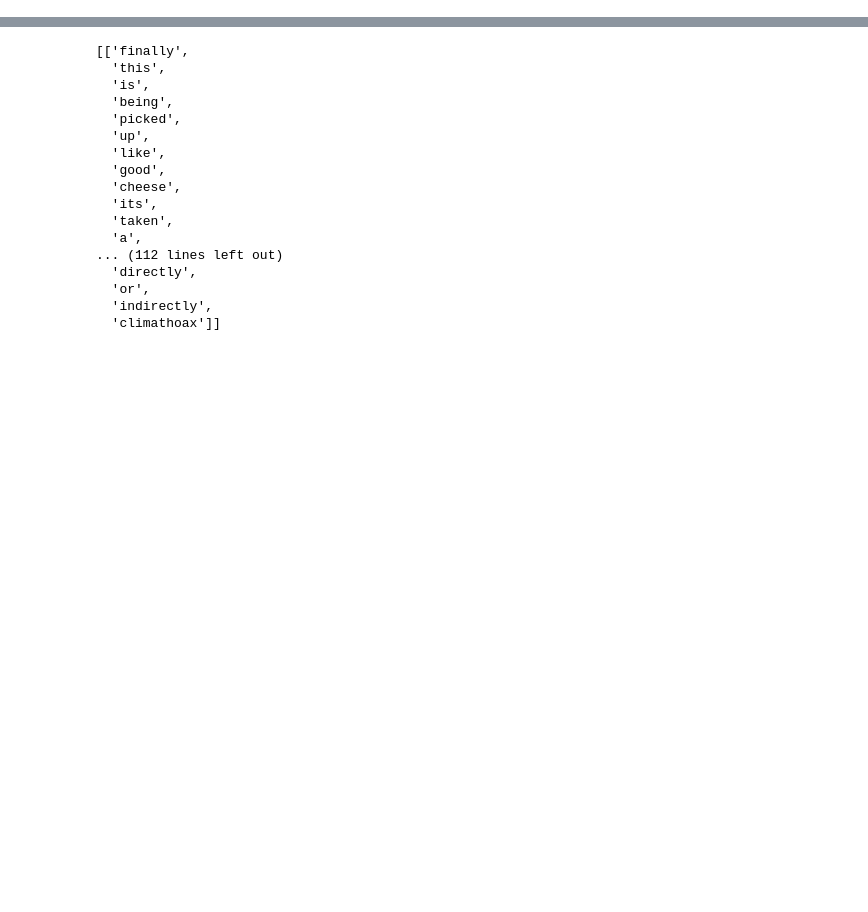
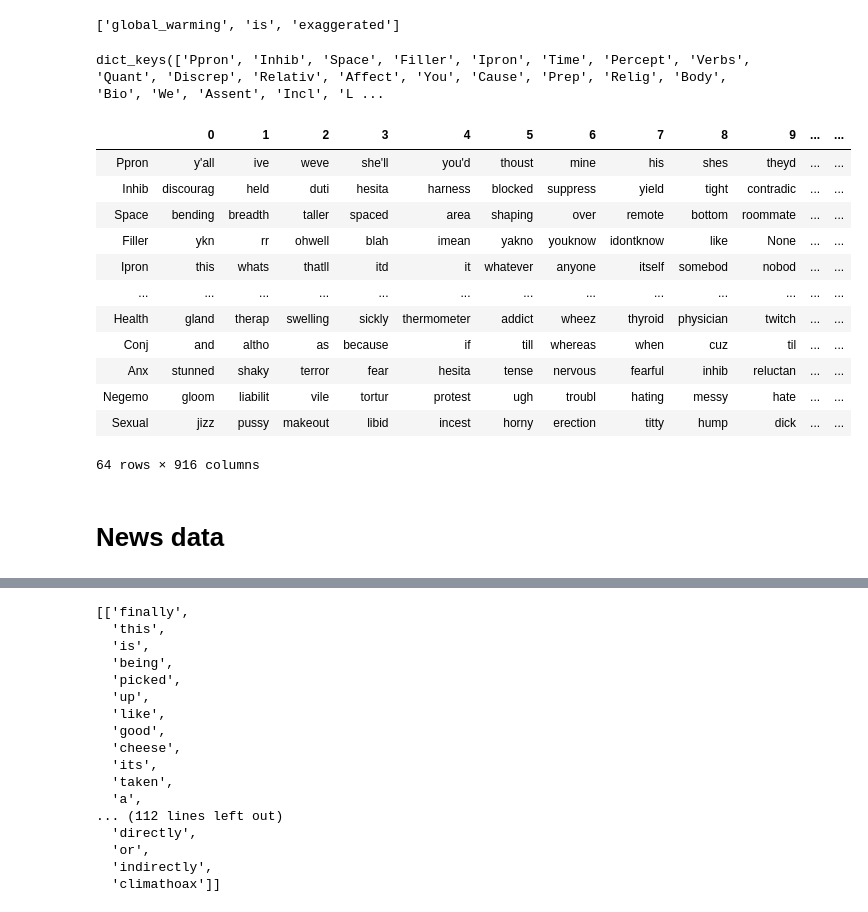
Before and after one commit to haroldw/cs229_reacclimate, a Jupyter notebook: tweet_classification/3.5_Log_odds.ipynb, the cells around one changed output, grey strips where cells are left out. Saved outputs shown, nothing was run; the diff lists cells and outputs as text; code cells hidden in the pictures; blank space fills up the shorter version.

```diff
--- a/tweet_classification/3.5_Log_odds.ipynb
+++ b/tweet_classification/3.5_Log_odds.ipynb
@@ -5,0 +42,4 @@ from collections import Counter
+# %%
+tk.tokenize('Global warming is exaggerated'.lower().split())
+# %% [output]
+['global_warming', 'is', 'exaggerated']
@@ -5,0 +53,29 @@ from collections import Counter
+# %%
+liwc_dict = {}
+with open('/Users/yiweiluo/Downloads/datasets/en_liwc.txt','r') as f:
+    for line in f:
+        split_line = line.strip().split(': ')
+        cat = split_line[0]
+        cat_words = split_line[1].split()
+        cat_words = [w.split('*')[0] for w in cat_words]
+        liwc_dict[cat] = cat_words
+# %%
+liwc_dict.keys()
+# %% [output]
+dict_keys(['Ppron', 'Inhib', 'Space', 'Filler', 'Ipron', 'Time', 'Percept', 'Verbs', 'Quant', 'Discrep', 'Relativ', 'Affect', 'You', 'Cause', 'Prep', 'Relig', 'Body', 'Bio', 'We', 'Assent', 'Incl', 'L ...
+# %%
+pd.DataFrame.from_dict(liwc_dict,orient='index')
+# %% [output]
+|  | 0 | 1 | 2 | 3 | 4 | 5 | 6 | 7 | 8 | 9 | ... | ... |
+| Ppron | y'all | ive | weve | she'll | you'd | thoust | mine | his | shes | theyd | ... | ... |
+| Inhib | discourag | held | duti | hesita | harness | blocked | suppress | yield | tight | contradic | ... | ... |
+| Space | bending | breadth | taller | spaced | area | shaping | over | remote | bottom | roommate | ... | ... |
+| Filler | ykn | rr | ohwell | blah | imean | yakno | youknow | idontknow | like | None | ... | ... |
+| Ipron | this | whats | thatll | itd | it | whatever | anyone | itself | somebod | nobod | ... | ... |
+| ... | ... | ... | ... | ... | ... | ... | ... | ... | ... | ... | ... | ... |
+| Health | gland | therap | swelling | sickly | thermometer | addict | wheez | thyroid | physician | twitch | ... | ... |
+| Conj | and | altho | as | because | if | till | whereas | when | cuz | til | ... | ... |
+| Anx | stunned | shaky | terror | fear | hesita | tense | nervous | fearful | inhib | reluctan | ... | ... |
+| Negemo | gloom | liabilit | vile | tortur | protest | ugh | troubl | hating | messy | hate | ... | ... |
+| Sexual | jizz | pussy | makeout | libid | incest | horny | erection | titty | hump | dick | ... | ... |
+64 rows × 916 columns
@@ -5,0 +90,2 @@ from collections import Counter
+# %% [markdown]
+# News data
```
Also changed, not shown: parts of 41 cells of this notebook, 2 other files.
